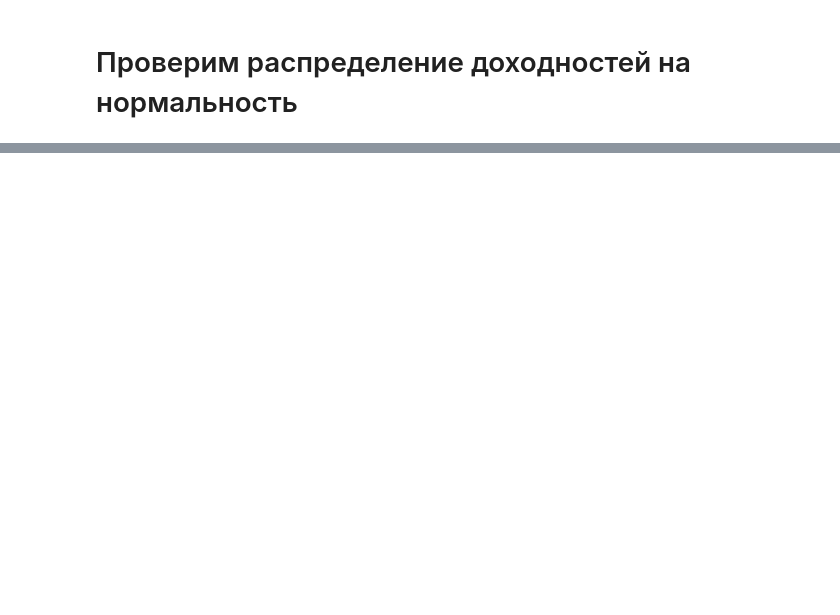
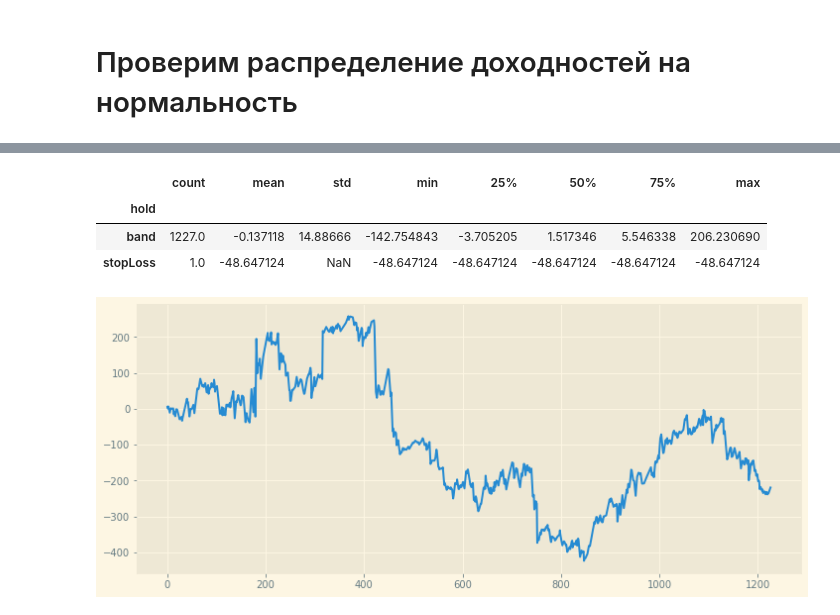
Before and after one commit to Molozey/algo-andrii, a Jupyter notebook: MeanReversion/ernestChan.ipynb, the cells around one changed output, grey strips where cells are left out. Drawn from its saved outputs; the diff is of its cells as text; code cells hidden in the pictures; blank space fills up the shorter version.

```diff
--- a/MeanReversion/ernestChan.ipynb
+++ b/MeanReversion/ernestChan.ipynb
@@ -30,7 +30,7 @@ initParameters = {
     # Оптимизировать
     'yThreshold': 300,
     # Оптимизировать
-    'yBackThreshold': 0,
+    'yBackThreshold': 100,
     # Оптимизировать
     'varianceRatioFilter': 1.0,
     # Оптимизировать
@@ -38,7 +38,7 @@ initParameters = {
     # Оптимизировать
     'varianceRatioCarreteParameter': 10,
     # Оптимизировать
-    'stopLossM': 700,
+    'stopLossM': 45,
     # Оптимизировать
     'scanHalfTime': 1500
     }
@@ -204,7 +204,7 @@ def close_position(locator, dataFrame, params, timeBarrier):
     elif params["dynamicOperation"] == 'buy':
         if dataFrame.close.iloc[locator] < params['dynamicStopLoss']:
             return {'hold': 'stopLoss', 'locator': locator+1}
-        elif dataFrame.close.iloc[locator] > high_band:
+        elif dataFrame.close.iloc[locator] > low_band:
             return {'hold': 'band', 'locator': locator+1}
         else:
             delta = dataFrame.close.iloc[locator] - dataFrame.close.iloc[locator - 1]
@@ -215,7 +215,7 @@ def close_position(locator, dataFrame, params, timeBarrier):
     elif params["dynamicOperation"] == 'sell':
         if dataFrame.close.iloc[locator] > params['dynamicStopLoss']:
             return {'hold': 'stopLoss', 'locator': locator+1}
-        elif dataFrame.close.iloc[locator] < low_band:
+        elif dataFrame.close.iloc[locator] < high_band:
             return {'hold': 'band', 'locator': locator+1}
         else:
             delta = dataFrame.close.iloc[locator] - dataFrame.close.iloc[locator - 1]
@@ -233,7 +233,7 @@ data = inpData.copy()
 
 openDict = {'operation': None, 'locator': parameters["scanHalfTime"]}
 
-simplifier = 6
+simplifier = 3
 
 barTqdm = tqdm(total=int(data.shape[0] // simplifier))
 while openDict["locator"] < int(data.shape[0] // simplifier):
@@ -260,7 +260,7 @@ while openDict["locator"] < int(data.shape[0] // simplifier):
 
     closePrice = data.close.iloc[closeDict["locator"]]
     closeIndex = closeDict["locator"]
-    openDict = {'operation': None, 'locator': closeDict["locator"]}
+    openDict = {'operation': None, 'locator': closeDict["locator"]+1}
     if closeDict["hold"] == 'stopLoss':
         openDict["locator"] += parameters["restAfterLoss"]
 
@@ -281,8 +281,16 @@ def profit_calculation(line, params):
         position = params['capital'] / line.open
         return position * (line.close - line.open) - params['slippage']
 stat['profit'] = stat.apply(lambda x: profit_calculation(x, params=parameters), axis=1)
-stat
+stat.groupby(by='hold').describe().profit
+# %% [output]
+|  | count | mean | std | min | 25% | 50% | 75% | max |
+| hold |  |  |  |  |  |  |  |  |
+| band | 1227.0 | -0.137118 | 14.88666 | -142.754843 | -3.705205 | 1.517346 | 5.546338 | 206.230690 |
+| stopLoss | 1.0 | -48.647124 | NaN | -48.647124 | -48.647124 | -48.647124 | -48.647124 | -48.647124 |
 # %%
 plt.figure(figsize=(12,5))
+plt.style.use(style='Solarize_Light2')
 plt.plot(stat.profit.cumsum())
 plt.show()
+# %% [output]
+[figure, added]
```
Also changed, not shown: parts of 3 cells of this notebook, 1 other file.
